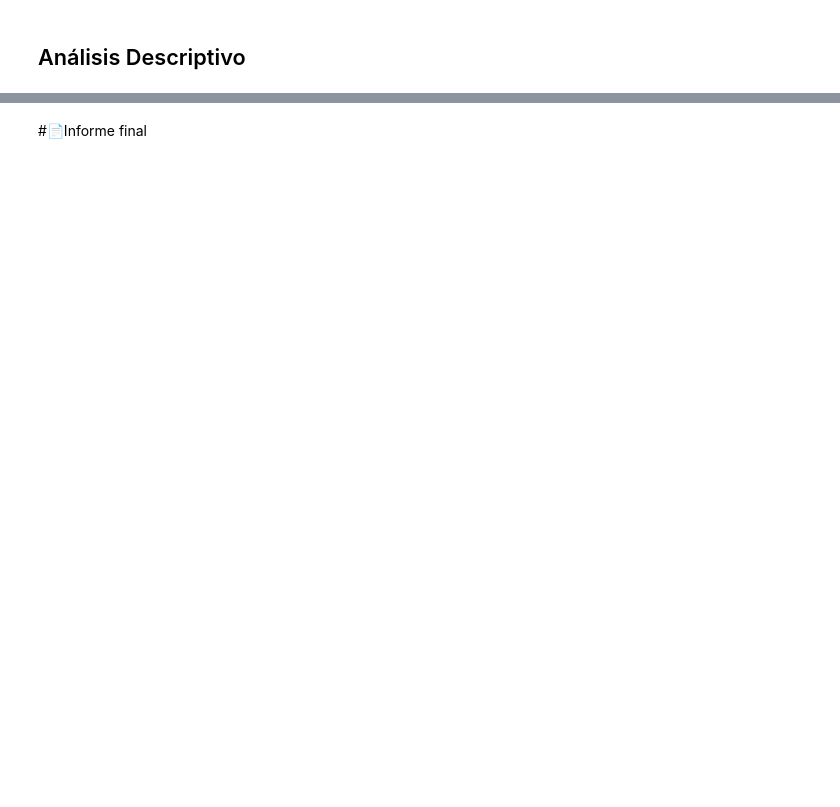
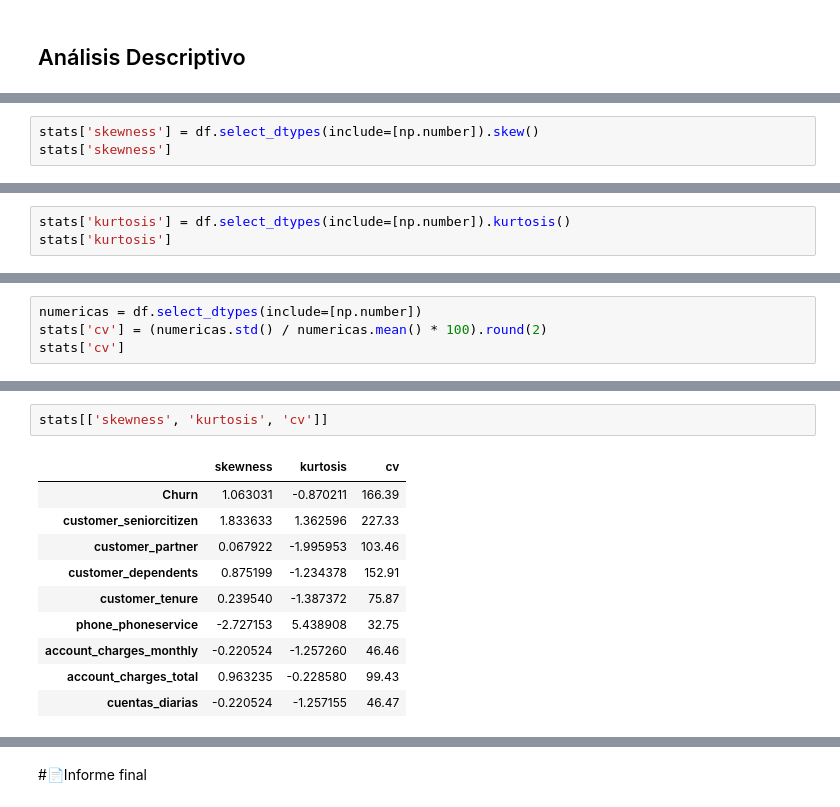
Before and after one commit to marianoInsa/ONE-TelecomX, a Jupyter notebook: Challenge-TelecomX.ipynb, the cells around one changed output, grey strips where cells are left out. Cells and saved outputs as stored; diff of their text form; blank space fills up the shorter version.

```diff
--- a/Challenge-TelecomX.ipynb
+++ b/Challenge-TelecomX.ipynb
@@ -680,0 +777,3 @@ cargar_datos("csv", transformed_df, "telecom_data_processed.csv")
+# %%
+stats['skewness'] = df.select_dtypes(include=[np.number]).skew()
+stats['skewness']
@@ -680,0 +800,3 @@ cargar_datos("csv", transformed_df, "telecom_data_processed.csv")
+# %%
+stats['kurtosis'] = df.select_dtypes(include=[np.number]).kurtosis()
+stats['kurtosis']
@@ -680,0 +820,4 @@ cargar_datos("csv", transformed_df, "telecom_data_processed.csv")
+# %%
+numericas = df.select_dtypes(include=[np.number])
+stats['cv'] = (numericas.std() / numericas.mean() * 100).round(2)
+stats['cv']
@@ -680,0 +835,13 @@ cargar_datos("csv", transformed_df, "telecom_data_processed.csv")
+# %%
+stats[['skewness', 'kurtosis', 'cv']]
+# %% [output]
+|  | skewness | kurtosis | cv |
+| Churn | 1.063031 | -0.870211 | 166.39 |
+| customer_seniorcitizen | 1.833633 | 1.362596 | 227.33 |
+| customer_partner | 0.067922 | -1.995953 | 103.46 |
+| customer_dependents | 0.875199 | -1.234378 | 152.91 |
+| customer_tenure | 0.239540 | -1.387372 | 75.87 |
+| phone_phoneservice | -2.727153 | 5.438908 | 32.75 |
+| account_charges_monthly | -0.220524 | -1.257260 | 46.46 |
+| account_charges_total | 0.963235 | -0.228580 | 99.43 |
+| cuentas_diarias | -0.220524 | -1.257155 | 46.47 |
```
Also changed, not shown: parts of 14 cells of this notebook.
